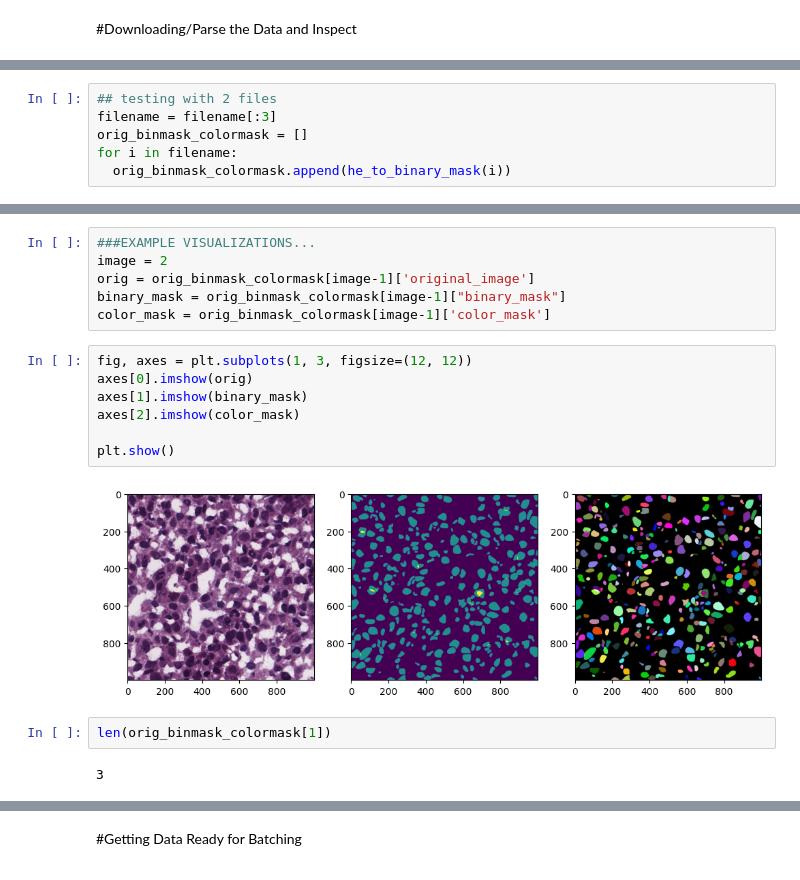
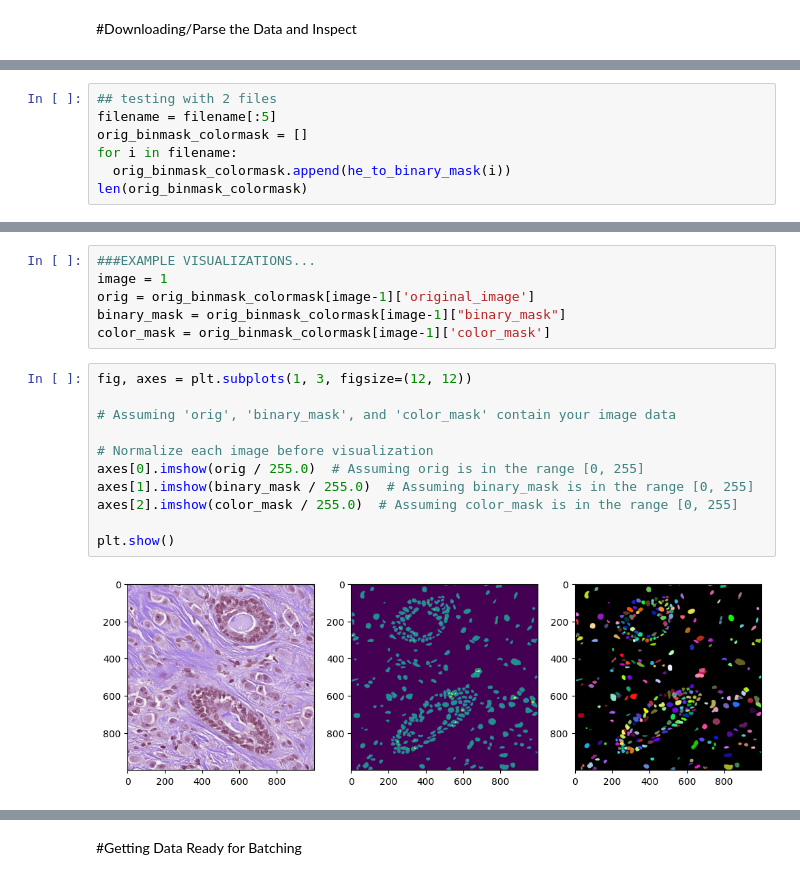
Before and after one commit to sohumgautam17/Cell_Att_UVixLSTM, a Jupyter notebook: CMU_CSegNET_Pipeline.ipynb, the cells around one changed output, grey strips where cells are left out. Saved outputs shown, nothing was run; the diff lists cells and outputs as text.

```diff
--- a/CMU_CSegNET_Pipeline.ipynb
+++ b/CMU_CSegNET_Pipeline.ipynb
@@ -88,6 +84,7 @@ print(filename[:5])
 # %%
 ## testing with 2 files
-filename = filename[:3]
+filename = filename[:5]
 orig_binmask_colormask = []
 for i in filename:
   orig_binmask_colormask.append(he_to_binary_mask(i))
+len(orig_binmask_colormask)
@@ -94,19 +104,19 @@ for i in filename:
 # %%
 ###EXAMPLE VISUALIZATIONS...
-image = 2
+image = 1
 orig = orig_binmask_colormask[image-1]['original_image']
 binary_mask = orig_binmask_colormask[image-1]["binary_mask"]
 color_mask = orig_binmask_colormask[image-1]['color_mask']
 # %%
 fig, axes = plt.subplots(1, 3, figsize=(12, 12))
-axes[0].imshow(orig)
-axes[1].imshow(binary_mask)
-axes[2].imshow(color_mask)
+
+# Assuming 'orig', 'binary_mask', and 'color_mask' contain your image data
+
+# Normalize each image before visualization
+axes[0].imshow(orig / 255.0)  # Assuming orig is in the range [0, 255]
+axes[1].imshow(binary_mask / 255.0)  # Assuming binary_mask is in the range [0, 255]
+axes[2].imshow(color_mask / 255.0)  # Assuming color_mask is in the range [0, 255]
 
 plt.show()
 # %% [output]
-[figure, old version]
+[figure, new version]
-# %%
-len(orig_binmask_colormask[1])
-# %% [output]
-3
```
Also changed, not shown: parts of 19 cells of this notebook.
